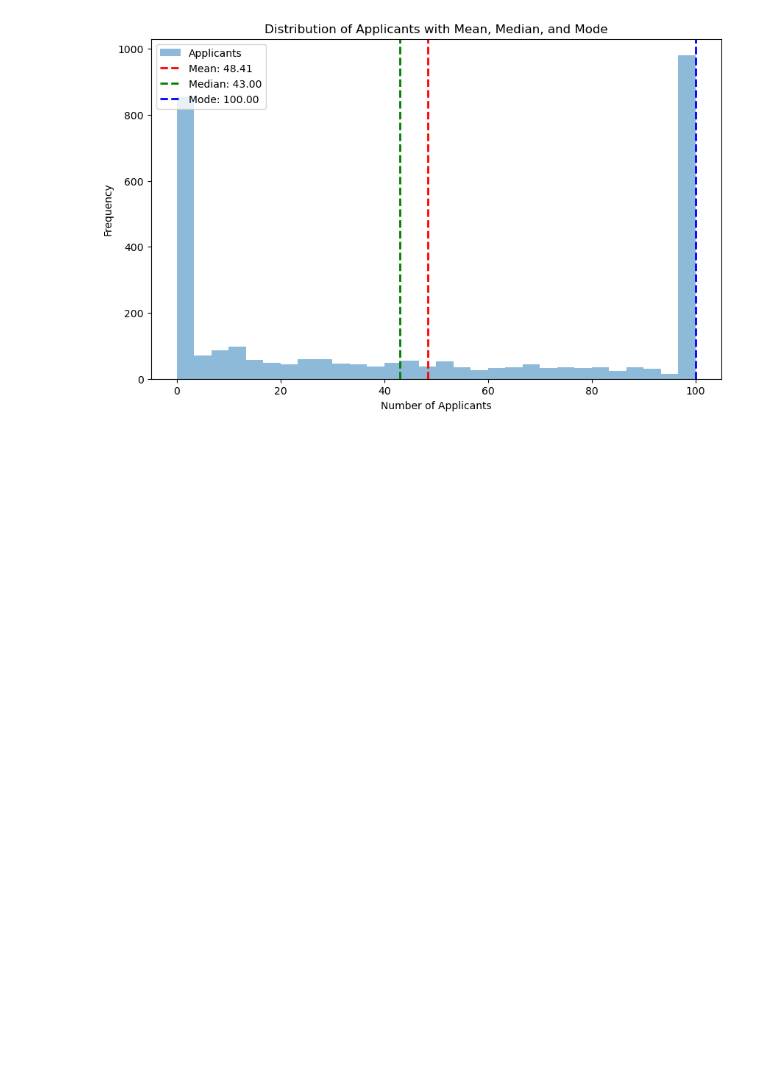
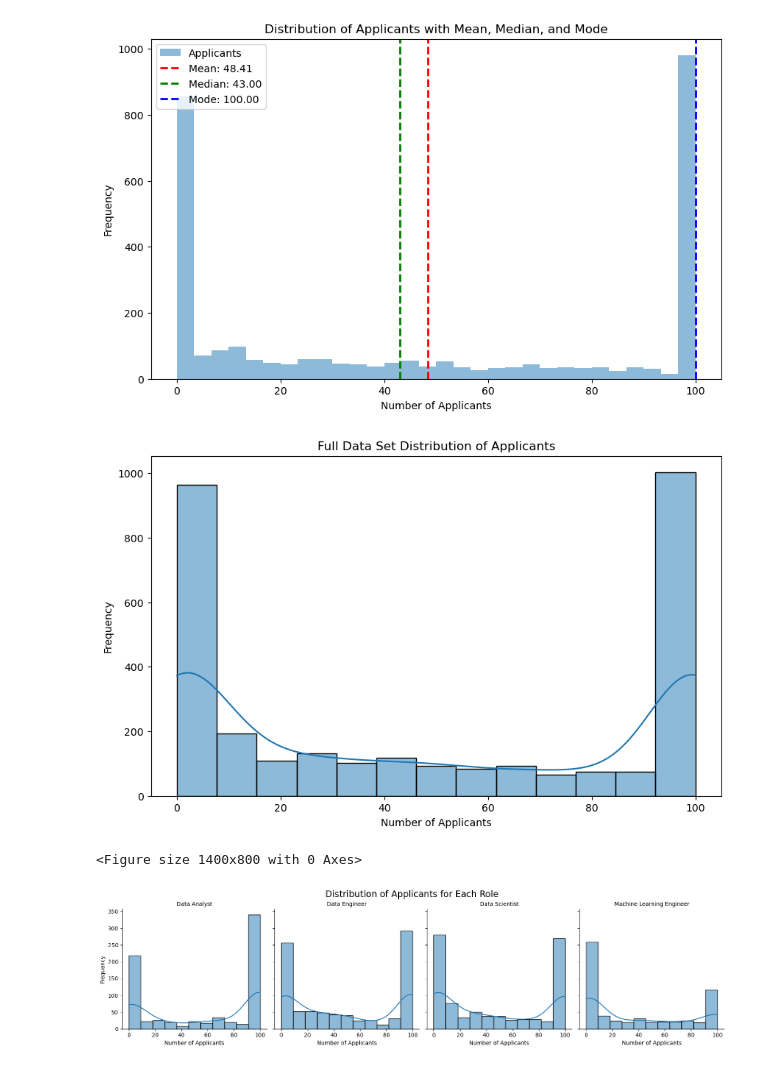
Before and after one commit to diamond-one/LinkedIn-Data-Jobs-Insights, a Jupyter notebook: DataCareerAnalysis.ipynb, the cells around one changed output. Saved outputs shown, nothing was run; the diff lists cells and outputs as text; code cells hidden in the pictures; blank space fills up the shorter version.

Commit message:
Added applicant analysis

```diff
--- a/DataCareerAnalysis.ipynb
+++ b/DataCareerAnalysis.ipynb
@@ -708,3 +709,34 @@ plt.title('Distribution of Applicants with Mean, Median, and Mode')
 plt.show()
 # %% [output]
 [figure]
+# %%
+# Distribution of Applicants for Each Role
+
+# Display basic descriptive statistics
+# print(df_combined['Applicants'].describe())
+
+# Plot the distribution of the 'Applicants' column
+plt.figure(figsize=(10, 6))
+sns.histplot(df_combined['Applicants'], kde=True)
+plt.title('Full Data Set Distribution of Applicants')
+plt.xlabel('Number of Applicants')
+plt.ylabel('Frequency')
+plt.show()
+
+
+# Plot the distribution of 'Applicants' for each role in 'Keywords'
+plt.figure(figsize=(14, 8))
+g = sns.FacetGrid(df_combined, col="Keywords", col_wrap=4, height=4)
+g.map(sns.histplot, "Applicants", kde=True)
+
+# Titles and labels
+g.set_axis_labels('Number of Applicants', 'Frequency')
+g.set_titles('{col_name}')
+plt.subplots_adjust(top=0.9)
+g.fig.suptitle('Distribution of Applicants for Each Role', fontsize=16, y=1.02)
+
+plt.show()
+# %% [output]
+[figure, added]
+<Figure size 1400x800 with 0 Axes>
+[figure, added]
```
Also changed, not shown: parts of 8 cells of this notebook.
